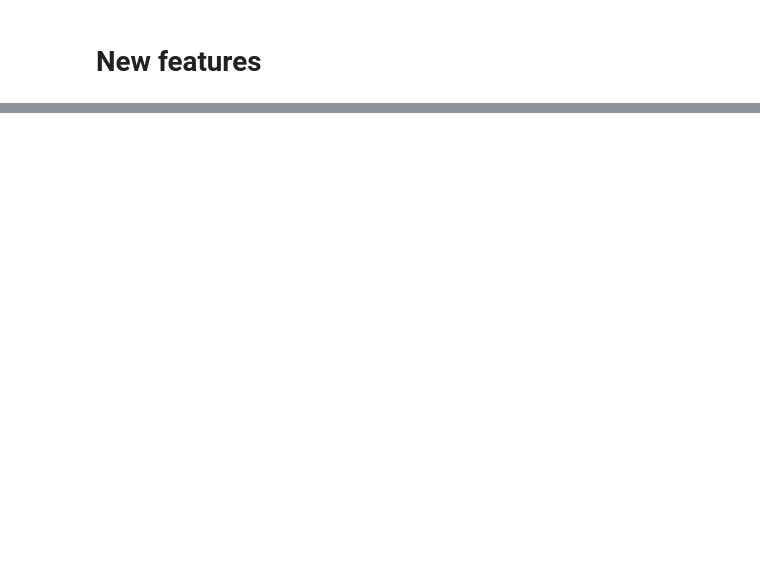
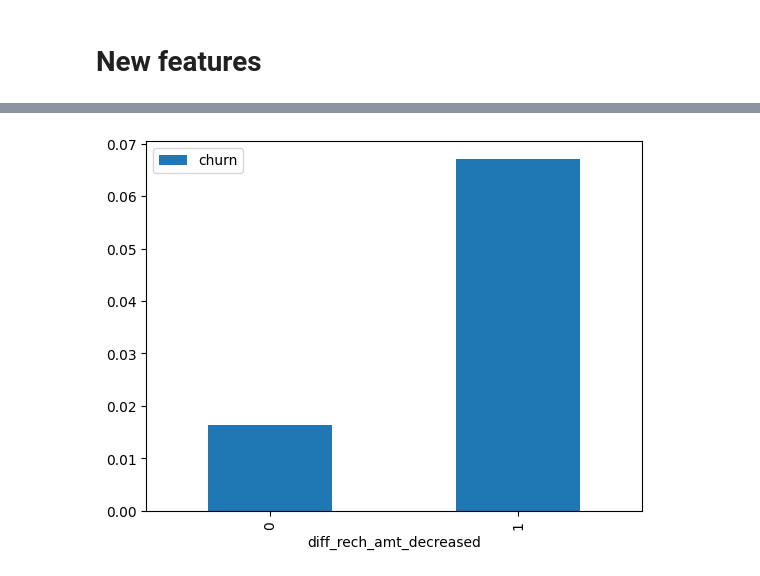
Before and after one commit to UtkuBaranKapisiz/Customer-Churn, a Jupyter notebook: telecom_churn.ipynb, the cells around one changed output, grey strips where cells are left out. Cells and saved outputs as stored; diff of their text form; code cells hidden in the pictures; blank space fills up the shorter version.

```diff
--- a/telecom_churn.ipynb
+++ b/telecom_churn.ipynb
@@ -282,0 +307,5 @@ df_filtered.iloc[:5, -20:]
+# %%
+data.pivot_table(values='churn', index= 'diff_rech_amt_decreased', aggfunc='mean').plot.bar()
+plt.show()
+# %% [output]
+[figure, added]
```
Also changed, not shown: parts of 8 cells of this notebook.
